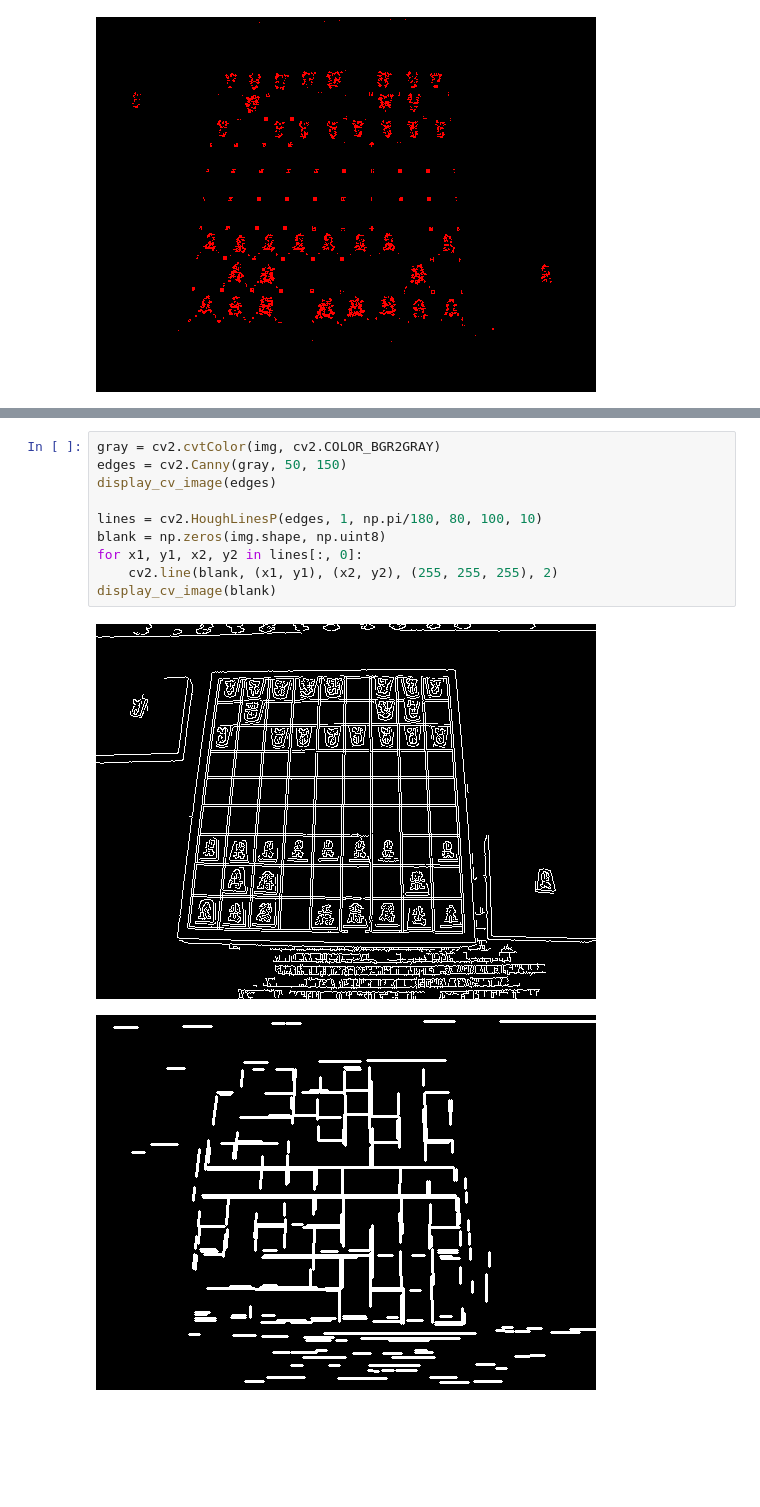
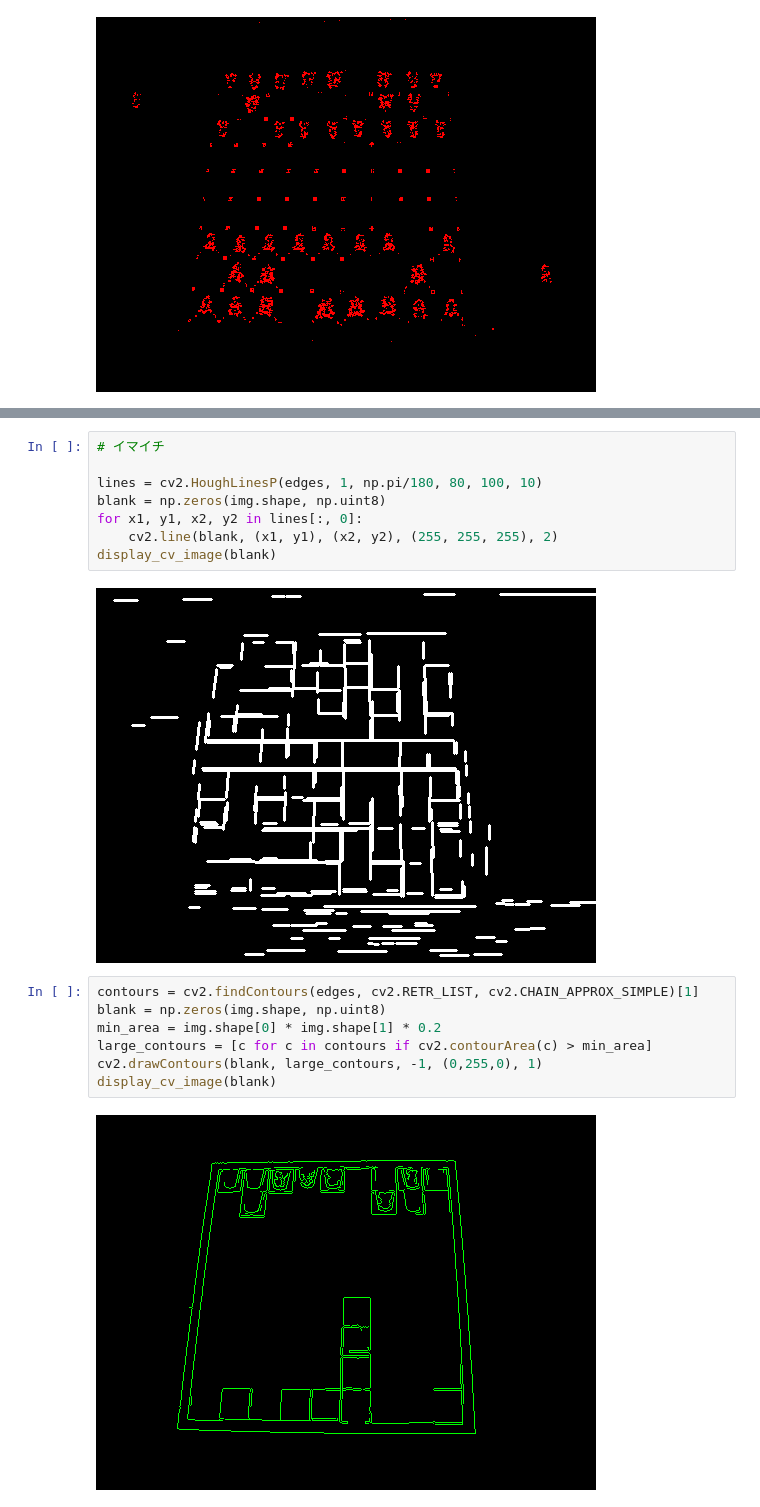
Before and after one commit to na-o-ys/old_shogi-camera, a Jupyter notebook: Corner Detection.ipynb, the cells around one changed output, grey strips where cells are left out. Drawn from its saved outputs; the diff is of its cells as text; blank space fills up the shorter version.

Commit message:
contours

```diff
--- a/Corner Detection.ipynb
+++ b/Corner Detection.ipynb
@@ -35,7 +41,5 @@ display_cv_image(blank)
 # %%
-gray = cv2.cvtColor(img, cv2.COLOR_BGR2GRAY)
-edges = cv2.Canny(gray, 50, 150)
-display_cv_image(edges)
+# イマイチ
 
 lines = cv2.HoughLinesP(edges, 1, np.pi/180, 80, 100, 10)
 blank = np.zeros(img.shape, np.uint8)
@@ -43,5 +47,13 @@ for x1, y1, x2, y2 in lines[:, 0]:
     cv2.line(blank, (x1, y1), (x2, y2), (255, 255, 255), 2)
 display_cv_image(blank)
 # %% [output]
-[figure, old version]
+[figure, new version]
-[figure, removed]
+# %%
+contours = cv2.findContours(edges, cv2.RETR_LIST, cv2.CHAIN_APPROX_SIMPLE)[1]
+blank = np.zeros(img.shape, np.uint8)
+min_area = img.shape[0] * img.shape[1] * 0.2
+large_contours = [c for c in contours if cv2.contourArea(c) > min_area]
+cv2.drawContours(blank, large_contours, -1, (0,255,0), 1)
+display_cv_image(blank)
+# %% [output]
+[figure, added]
```
Also changed, not shown: parts of 1 cell of this notebook.
